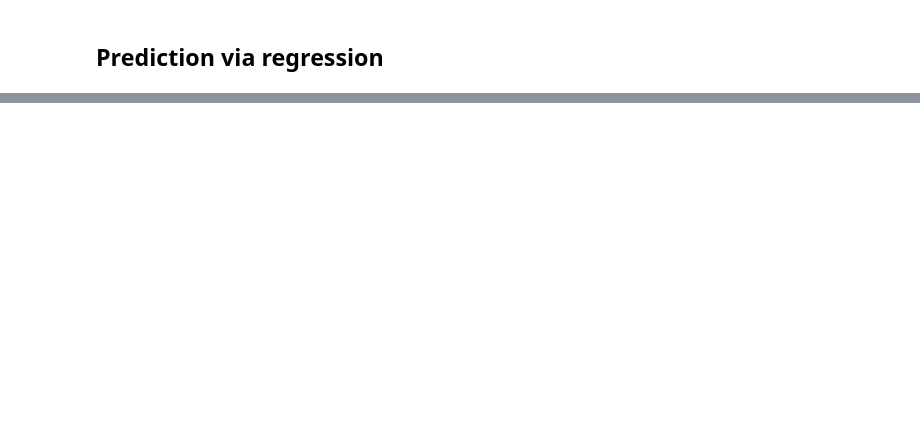
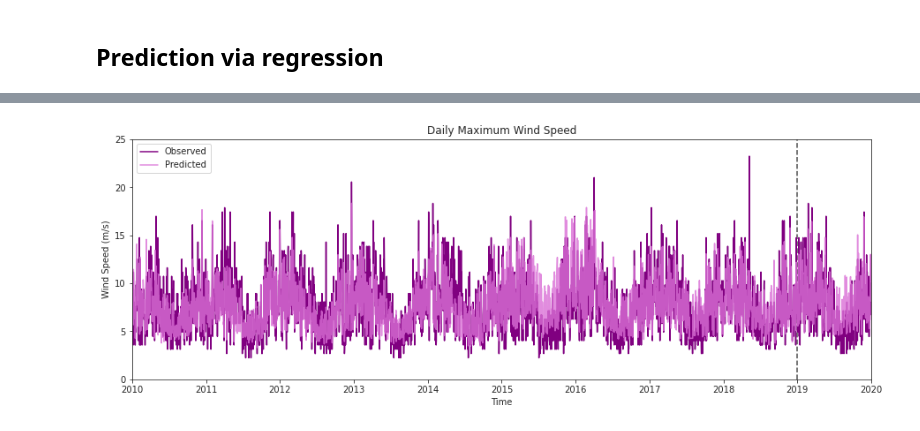
Before and after one commit to ylu4/ATMS-597-Project-4-Wx-Prediction, a Jupyter notebook: GroupE_Project4.ipynb, the cells around one changed output, grey strips where cells are left out. Cells and saved outputs as stored; diff of their text form; code cells hidden in the pictures; blank space fills up the shorter version.

```diff
--- a/GroupE_Project4.ipynb
+++ b/GroupE_Project4.ipynb
@@ -224,0 +221,11 @@ plt.show()
+# %%
+# Plot predicted vs. actual Wmax
+
+Wmax_actual    = np.concatenate((all_train_data['WMAXOBS'].values, kcmi_2019['WMAXOBS'].values))
+Wmax_predicted = np.concatenate((Wmax_predict, Wmax_predict19))
+colors = ['purple', 'orchid']
+plot_predict(time, Wmax_actual, Wmax_predicted, colors, legendloc = 'upper left',
+             title = 'Daily Maximum Wind Speed', ylabel = 'Wind Speed (m/s)',
+             ymin = 0, ymax = 25)
+# %% [output]
+[figure, added]
```
Also changed, not shown: parts of 25 cells of this notebook.
